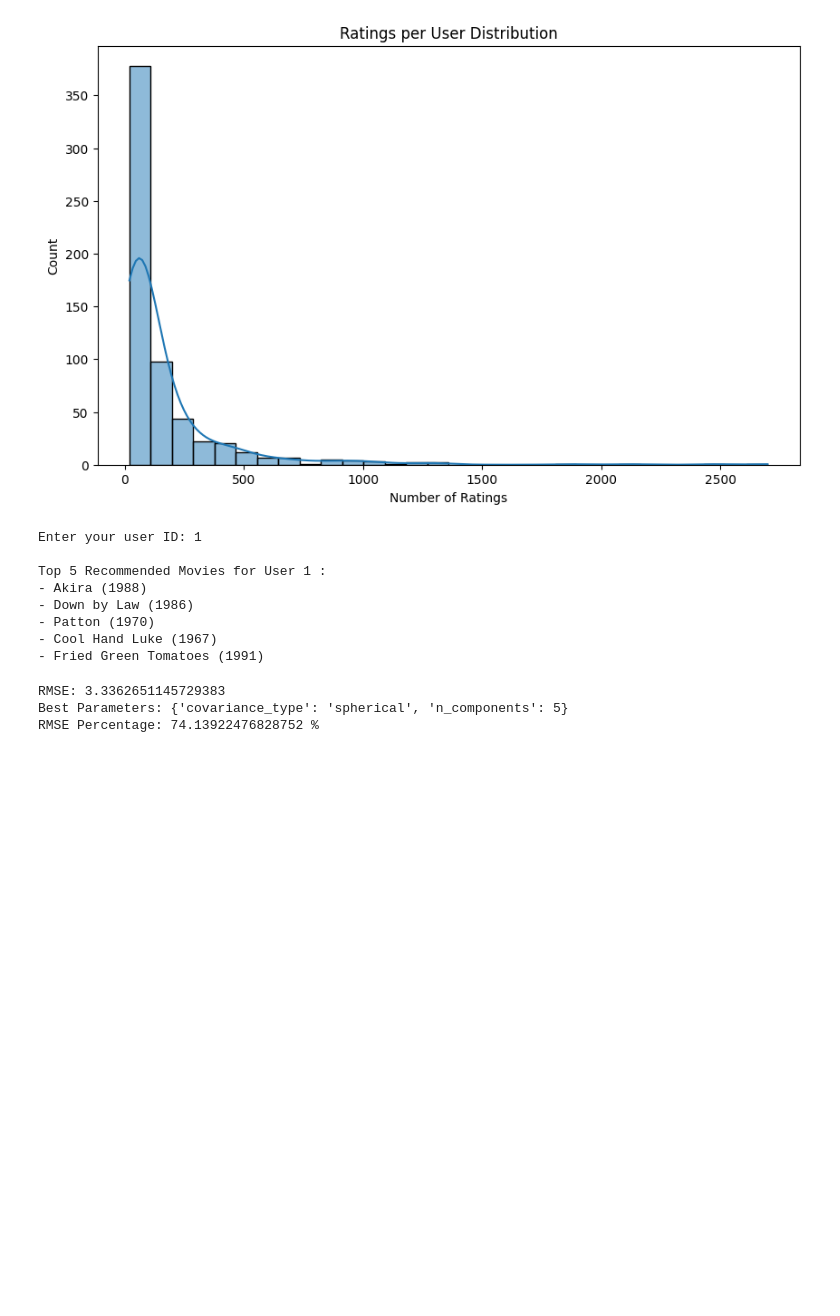
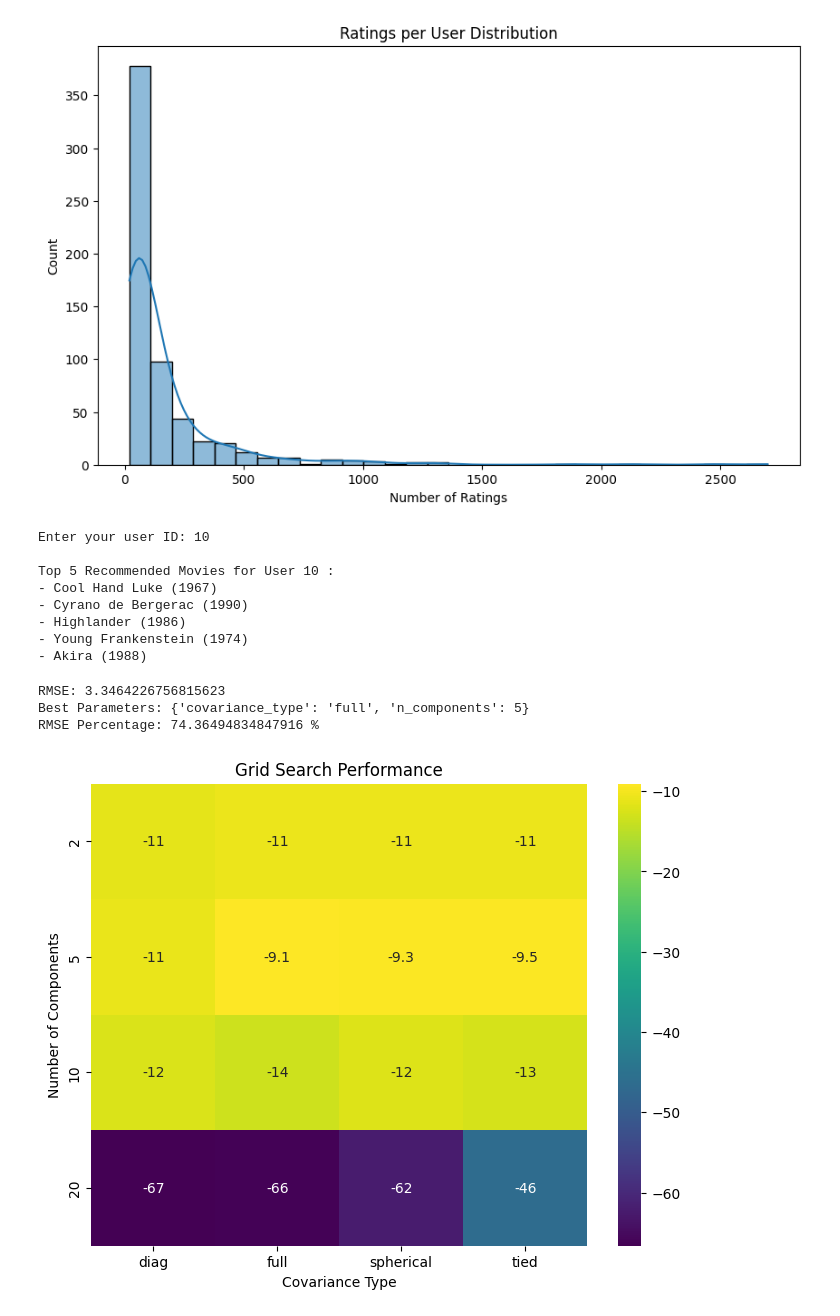
Before and after one commit to armangupta910/Movie-Recommendataion-System, a Jupyter notebook: Movie_Recommendation_using_GMM.ipynb, the cells around one changed output. Drawn from its saved outputs; the diff is of its cells as text; code cells hidden in the pictures; blank space fills up the shorter version.

```diff
--- a/Movie_Recommendation_using_GMM.ipynb
+++ b/Movie_Recommendation_using_GMM.ipynb
@@ -83,10 +83,10 @@ from sklearn.mixture import GaussianMixture
 from sklearn.metrics import mean_squared_error
 
 # Data Cleaning and Preprocessing
-movies = pd.read_csv('movies.csv')
-ratings = pd.read_csv('ratings.csv')
-tags = pd.read_csv('tags.csv')
-links = pd.read_csv('links.csv')
+movies = pd.read_csv('https://raw.githubusercontent.com/armangupta910/Movie-Recommendor-System/main/dataSet/movies.csv')
+ratings = pd.read_csv('https://raw.githubusercontent.com/armangupta910/Movie-Recommendor-System/main/dataSet/ratings.csv')
+tags = pd.read_csv('https://raw.githubusercontent.com/armangupta910/Movie-Recommendor-System/main/dataSet/tags.csv')
+links = pd.read_csv('https://raw.githubusercontent.com/armangupta910/Movie-Recommendor-System/main/dataSet/links.csv')
 
 # Handle missing values
 movies.dropna(inplace=True)
@@ -125,6 +125,8 @@ plt.title('Ratings per User Distribution')
 plt.xlabel('Number of Ratings')
 plt.show()
 
+
+
 # # Model Evaluation
 # train, test = train_test_split(ratings, test_size=0.2, random_state=42)
 
@@ -183,46 +185,60 @@ for movie_id in recommendations:
     movie_title = movies[movies['movieId'] == movie_id]['title'].values[0]
     print("-", movie_title)
 # %% [output]
-Enter your user ID: 1
+Enter your user ID: 10
 
-Top 5 Recommended Movies for User 1 :
+Top 5 Recommended Movies for User 10 :
+- Cool Hand Luke (1967)
+- Cyrano de Bergerac (1990)
+- Highlander (1986)
+- Young Frankenstein (1974)
 - Akira (1988)
-- Down by Law (1986)
-- Patton (1970)
-- Cool Hand Luke (1967)
-- Fried Green Tomatoes (1991)
 # %%
 #Model Evaluation
 train, test = train_test_split(ratings, test_size=0.2, random_state=42)
 
 # Hyperparameter Tuning
 param_grid = {
     'n_components': [2, 5, 10, 20],  # Example values for number of components
     'covariance_type': ['full', 'tied', 'diag', 'spherical']  # Different covariance types
 }
 
 gmm = GaussianMixture()
 
 grid_search = GridSearchCV(gmm, param_grid, cv=5, scoring='neg_mean_squared_error')
 grid_search.fit(train[['userId', 'movieId']], train['rating'])
 
 best_model = grid_search.best_estimator_
 
 # Evaluate best model
 predictions = best_model.predict(test[['userId', 'movieId']])
 rmse = np.sqrt(mean_squared_error(test['rating'], predictions))
 print("RMSE:", rmse)
 
 best_params = grid_search.best_params_
 print("Best Parameters:", best_params)
 rating_range = test['rating'].max() - test['rating'].min()
 rmse_percentage = (rmse / rating_range) * 100
 # print("RMSE:", rmse)
 print("RMSE Percentage:", rmse_percentage, "%")
+
+# Visualize parameter tuning effects (Add after GridSearchCV results)
+results_df = pd.DataFrame(grid_search.cv_results_)
+performance = results_df.pivot_table(index='param_n_components', columns='param_covariance_type', values='mean_test_score')
+plt.figure(figsize=(8, 6))
+sns.heatmap(performance, annot=True, cmap='viridis')
+plt.title('Grid Search Performance')
+plt.xlabel('Covariance Type')
+plt.ylabel('Number of Components')
+plt.show()
+
+# Plotting RMSE and Confidence Scores Distribution (Add after RMSE calculation and confidence score calculation)
+# Assuming confidence_scores_percentage calculated as mentioned in your request
 # %% [output]
-RMSE: 3.3362651145729383
-Best Parameters: {'covariance_type': 'spherical', 'n_components': 5}
-RMSE Percentage: 74.13922476828752 %
+RMSE: 3.3464226756815623
+Best Parameters: {'covariance_type': 'full', 'n_components': 5}
+RMSE Percentage: 74.36494834847916 %
+[figure, added]
 # %%
 # Get the probabilities assigned to each rating by the model
 probabilities = best_model.predict_proba(test[['userId', 'movieId']])
```
Also changed, not shown: parts of 1 cell of this notebook.
